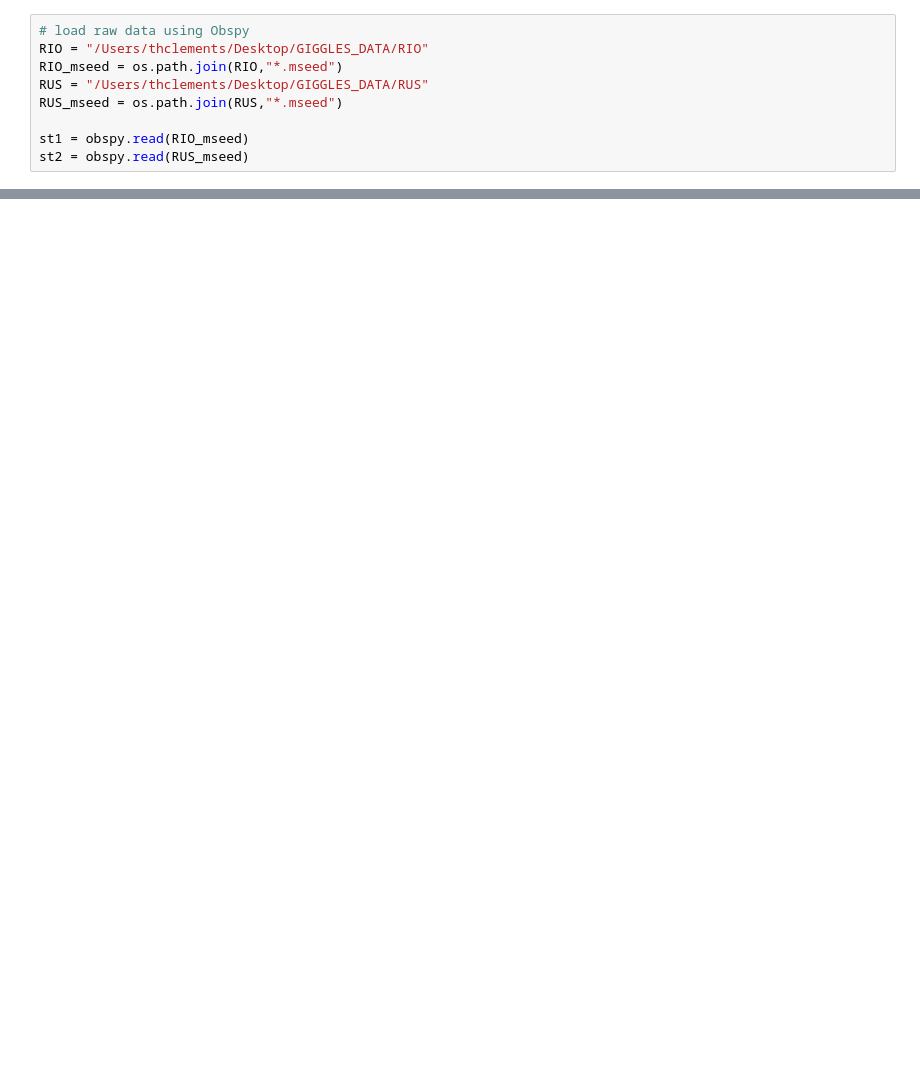
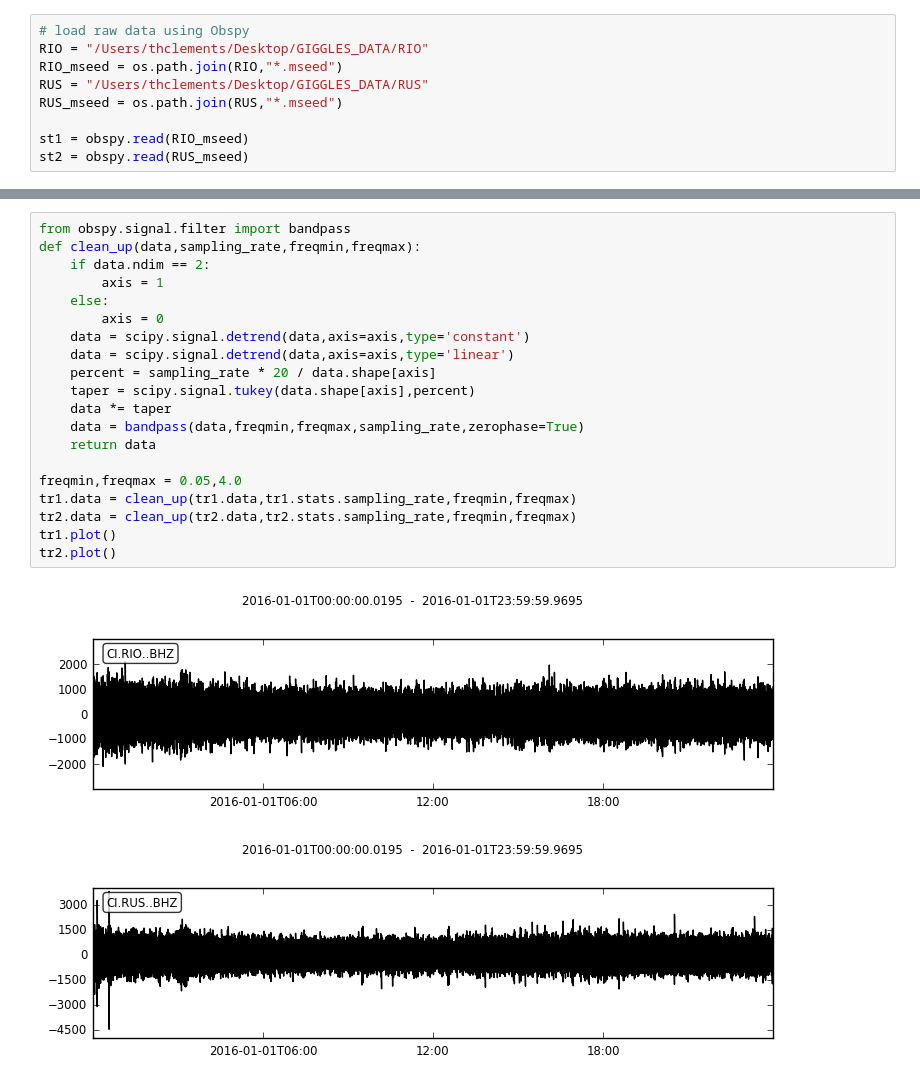
Before and after one commit to tclements/GIGGLES_FALL_2017, a Jupyter notebook: GIGGLES_FALL_2017.ipynb, the cells around one changed output, grey strips where cells are left out. Saved outputs shown, nothing was run; the diff lists cells and outputs as text; blank space fills up the shorter version.

```diff
--- a/GIGGLES_FALL_2017.ipynb
+++ b/GIGGLES_FALL_2017.ipynb
@@ -68,0 +90,23 @@ spect(tr1.copy().slice(t1,t1+600),fmin = 0.05,fmax=1.)
+# %%
+from obspy.signal.filter import bandpass
+def clean_up(data,sampling_rate,freqmin,freqmax):
+    if data.ndim == 2:
+        axis = 1
+    else:
+        axis = 0
+    data = scipy.signal.detrend(data,axis=axis,type='constant')
+    data = scipy.signal.detrend(data,axis=axis,type='linear')
+    percent = sampling_rate * 20 / data.shape[axis]
+    taper = scipy.signal.tukey(data.shape[axis],percent)
+    data *= taper
+    data = bandpass(data,freqmin,freqmax,sampling_rate,zerophase=True)
+    return data
+
+freqmin,freqmax = 0.05,4.0
+tr1.data = clean_up(tr1.data,tr1.stats.sampling_rate,freqmin,freqmax)
+tr2.data = clean_up(tr2.data,tr2.stats.sampling_rate,freqmin,freqmax)
+tr1.plot()
+tr2.plot()
+# %% [output]
+[figure, added]
+[figure, added]
```
Also changed, not shown: parts of 26 cells of this notebook, 15 other files.
